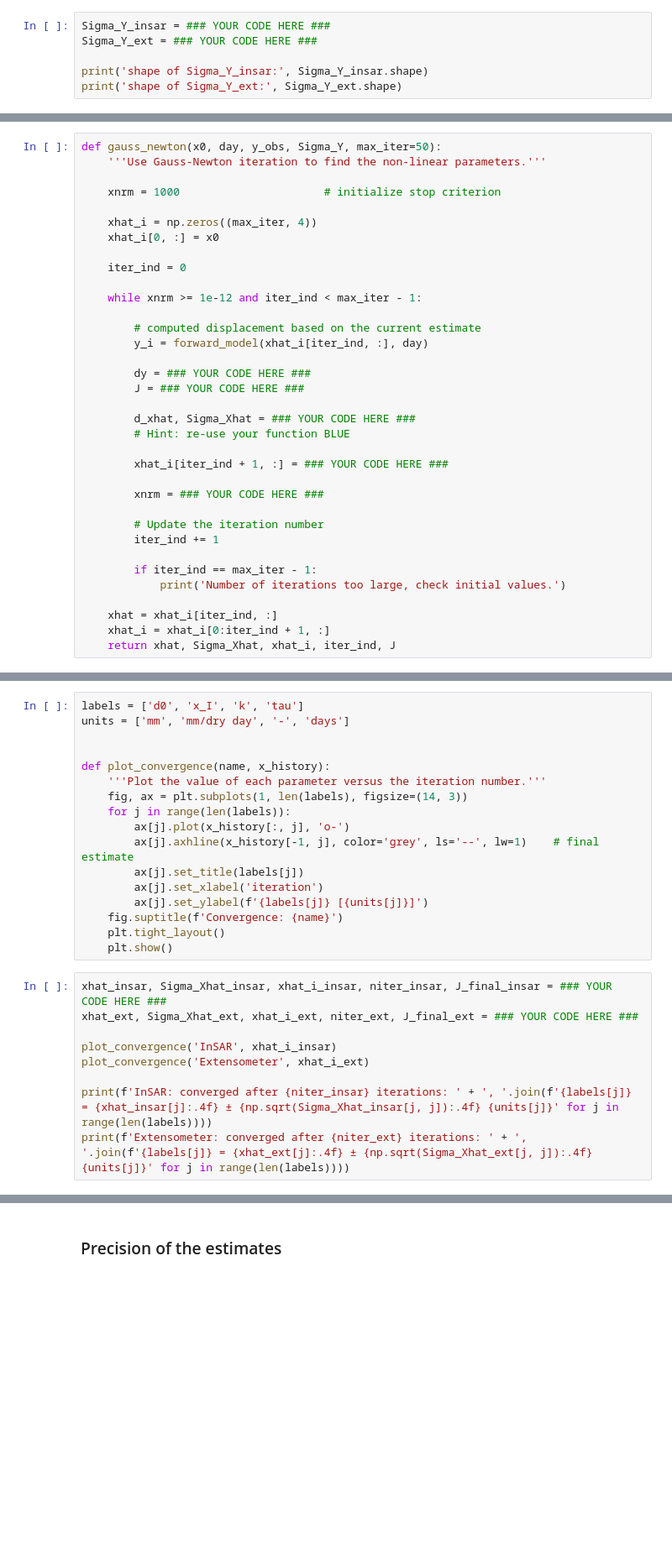
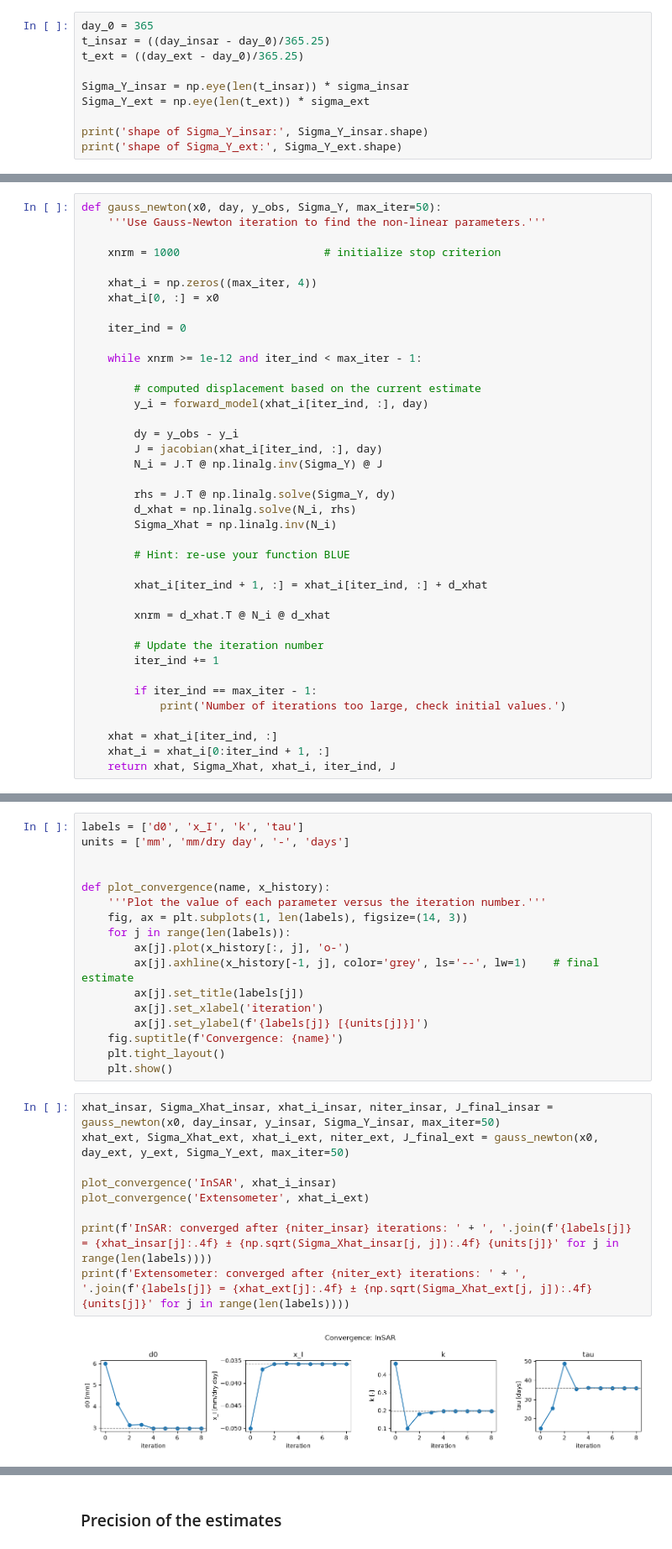
Before and after one commit to mangl308/GA1.8-, a Jupyter notebook: fit_me_baby_one_more_time.ipynb, the cells around one changed output, grey strips where cells are left out. Shown at 84% size. Cells and saved outputs as stored; diff of their text form; blank space fills up the shorter version.

```diff
--- a/fit_me_baby_one_more_time.ipynb
+++ b/fit_me_baby_one_more_time.ipynb
@@ -337,8 +337,12 @@ The first 5 rows of the Jacobian matrix (InSAR) are:
 >
 > Set up the stochastic model: the covariance matrices `Sigma_Y_insar` and `Sigma_Y_ext`, like last week. Remember that the observations are normally distributed and independent, with $\sigma_{\text{InSAR}} = 3$ mm and $\sigma_{\text{ext}} = 8$ mm.
 # %%
-Sigma_Y_insar = ### YOUR CODE HERE ###
-Sigma_Y_ext = ### YOUR CODE HERE ###
+day_0 = 365
+t_insar = ((day_insar - day_0)/365.25)
+t_ext = ((day_ext - day_0)/365.25)
+
+Sigma_Y_insar = np.eye(len(t_insar)) * sigma_insar
+Sigma_Y_ext = np.eye(len(t_ext)) * sigma_ext
 
 print('shape of Sigma_Y_insar:', Sigma_Y_insar.shape)
 print('shape of Sigma_Y_ext:', Sigma_Y_ext.shape)
@@ -363,15 +370,19 @@ def gauss_newton(x0, day, y_obs, Sigma_Y, max_iter=50):
         # computed displacement based on the current estimate
         y_i = forward_model(xhat_i[iter_ind, :], day)
 
-        dy = ### YOUR CODE HERE ###
-        J = ### YOUR CODE HERE ###
+        dy = y_obs - y_i
+        J = jacobian(xhat_i[iter_ind, :], day)
+        N_i = J.T @ np.linalg.inv(Sigma_Y) @ J
 
-        d_xhat, Sigma_Xhat = ### YOUR CODE HERE ###
+        rhs = J.T @ np.linalg.solve(Sigma_Y, dy)
+        d_xhat = np.linalg.solve(N_i, rhs)
+        Sigma_Xhat = np.linalg.inv(N_i)
+
         # Hint: re-use your function BLUE
 
-        xhat_i[iter_ind + 1, :] = ### YOUR CODE HERE ###
+        xhat_i[iter_ind + 1, :] = xhat_i[iter_ind, :] + d_xhat
 
-        xnrm = ### YOUR CODE HERE ###
+        xnrm = d_xhat.T @ N_i @ d_xhat
 
         # Update the iteration number
         iter_ind += 1
@@ -404,11 +415,13 @@ def plot_convergence(name, x_history):
     plt.tight_layout()
     plt.show()
 # %%
-xhat_insar, Sigma_Xhat_insar, xhat_i_insar, niter_insar, J_final_insar = ### YOUR CODE HERE ###
-xhat_ext, Sigma_Xhat_ext, xhat_i_ext, niter_ext, J_final_ext = ### YOUR CODE HERE ###
+xhat_insar, Sigma_Xhat_insar, xhat_i_insar, niter_insar, J_final_insar = gauss_newton(x0, day_insar, y_insar, Sigma_Y_insar, max_iter=50)
+xhat_ext, Sigma_Xhat_ext, xhat_i_ext, niter_ext, J_final_ext = gauss_newton(x0, day_ext, y_ext, Sigma_Y_ext, max_iter=50)
 
 plot_convergence('InSAR', xhat_i_insar)
 plot_convergence('Extensometer', xhat_i_ext)
 
 print(f'InSAR: converged after {niter_insar} iterations: ' + ', '.join(f'{labels[j]} = {xhat_insar[j]:.4f} ± {np.sqrt(Sigma_Xhat_insar[j, j]):.4f} {units[j]}' for j in range(len(labels))))
 print(f'Extensometer: converged after {niter_ext} iterations: ' + ', '.join(f'{labels[j]} = {xhat_ext[j]:.4f} ± {np.sqrt(Sigma_Xhat_ext[j, j]):.4f} {units[j]}' for j in range(len(labels))))
+# %% [output]
+[figure, added]
```
Also changed, not shown: parts of 2 cells of this notebook.
